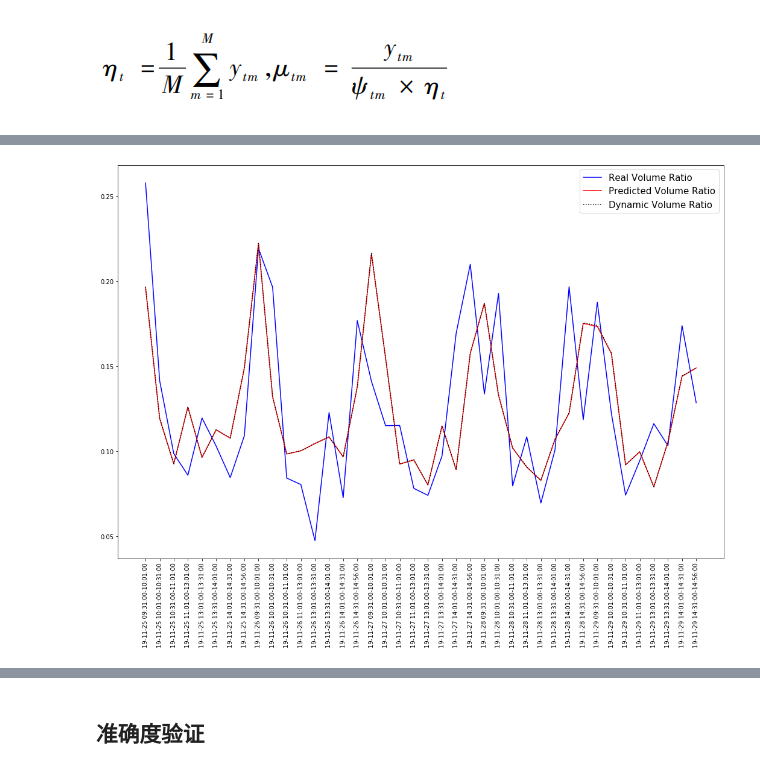
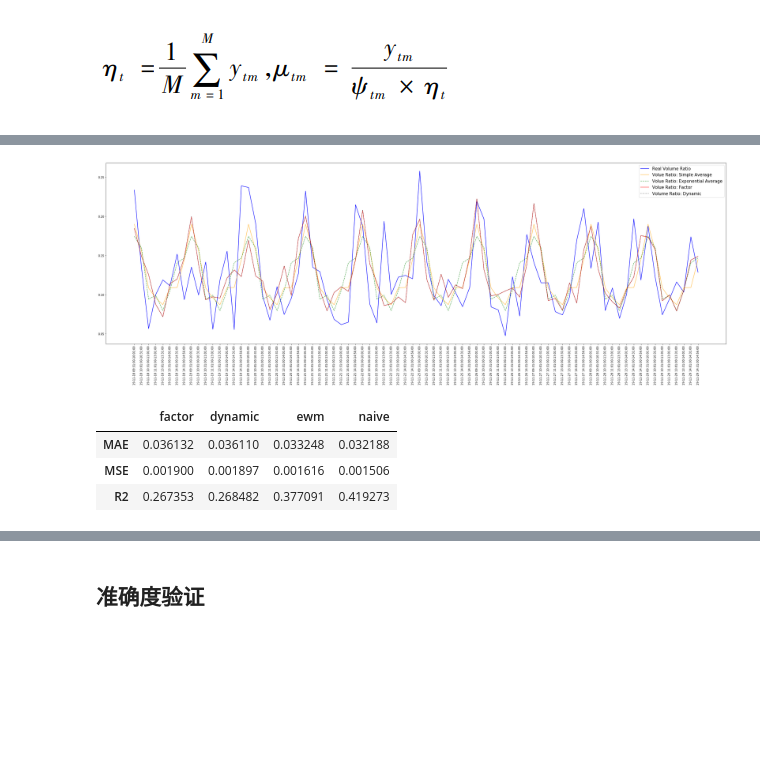
Before and after one commit to GehuaZhang/AlgoExecution, a Jupyter notebook: AlgoExecution.ipynb, the cells around one changed output, grey strips where cells are left out. Cells and saved outputs as stored; diff of their text form; code cells hidden in the pictures; blank space fills up the shorter version.

```diff
--- a/AlgoExecution.ipynb
+++ b/AlgoExecution.ipynb
@@ -289,7 +241,6 @@ Get 1 Trading Days
 # %%
 N=45
-current_date = datetime.date(2019,11,27)
-current_time = datetime.time(10,30,00)
+current_date = datetime.date(2019,11,29)
 time_length = datetime.time(00,30,00)
 panel_df=getVolumePanel(data,current_date,time_length,N)
 
@@ -333,4 +267,0 @@ panel_df
-# %%
-real = getVolumePanel(data,current_date+datetime.timedelta(days=1),time_length,0)
-plt.plot(real)
-plt.plot(vol_pred)
@@ -360,38 +287,54 @@ Name: 2019-11-27, dtype: float64
 # %%
-
 N=30
+beta = 0.2
 current_date = datetime.date(2019,11,29)
 time_length = datetime.time(00,30,00)
-test_length = 5
+test_length = 10
 
-def predAccuracyDist(data,current_date,time_length,test_length,N,plot=True):
+def predAccuracyDist(data,current_date,time_length,test_length,beta,N,plot=True,stats=True):
   traceback_date = current_date-datetime.timedelta(days=test_length+1)
   _,tradeable_dates=getTracebackData(data,traceback_date,current_date)
-  real_list,ratio_list,dynamic_list,xaxis_list = [],[],[],[]
+  real_list,factor_list,dynamic_list,ewm_list, naive_list,xaxis_list = [],[],[],[],[],[]
+
   for date in tradeable_dates:
-    _,ratio_pred = volumePredictPanel(data,date,time_length,0.2,0.2,N)
-    dynamic_pred = volumePredictDynamic(data,date,time_length,0.2,0.2,N)
     real = getVolumePanel(data,date+datetime.timedelta(days=1),time_length,0)
     real_ratio=real/real.sum()
 
+    naive_pred = volumePredictNaiveWindow(data,current_date,time_length,N)
+    ewm_pred = volumePredictEWA(data,current_date,time_length,beta,N)
+    _,factor_pred = volumePredictPanel(data,date,time_length,beta,beta,N)
+    dynamic_pred = volumePredictDynamic(data,date,time_length,beta,beta,N)
+
     xaxis_list.extend([date.strftime("%y-%m-%d")+" "+x for x in real.index.values])
     real_list.extend(real_ratio.values.ravel().tolist())
-    ratio_list.extend(ratio_pred.to_list())
+    naive_list.extend(naive_pred.values.ravel().tolist())
+    ewm_list.extend(ewm_pred.values.ravel().tolist())
+    factor_list.extend(factor_pred.to_list())
     dynamic_list.extend(dynamic_pred.to_list())
 
   if plot:
     fig = plt.gcf()
-    fig.set_size_inches(18, 12)
+    fig.set_size_inches(40, 12)
     plt.plot(xaxis_list,real_list,c="blue",label="Real Volume Ratio")
-    plt.plot(ratio_list,c="red",label="Predicted Volume Ratio")
-    plt.plot(dynamic_list,c="black",linestyle=":",label="Dynamic Volume Ratio")
+    plt.plot(naive_list,c="orange",label="Volue Ratio: Simple Average",alpha=0.7)
+    plt.plot(ewm_list,c="green",linestyle="--",label="Volue Ratio: Exponential Average",alpha=0.7)
+    plt.plot(factor_list,c="red",label="Volue Ratio: Factor",alpha=0.7)
+    plt.plot(dynamic_list,c="black",linestyle=":",label="Volume Ratio: Dynamic",alpha=0.7)
     plt.legend(loc='best',fontsize=15)
     plt.xticks(fontsize=10,rotation=90)
     plt.show()
 
-  return
+  if stats:
+    stats_dict={}
+    pred_list = ["factor_list","dynamic_list","ewm_list","naive_list"]
+    for pred in pred_list:
+      stats_dict[pred[:-5]] = statsMeasure(real_list,eval(pred))
+  return pd.DataFrame(stats_dict)
 
-
-predAccuracyDist(data,current_date,time_length,test_length,N,plot=True)
+predAccuracyDist(data,current_date,time_length,test_length,beta,N,plot=True,stats=True)
 # %% [output]
-[figure, old version]
+[figure, new version]
+|  | factor | dynamic | ewm | naive |
+| MAE | 0.036132 | 0.036110 | 0.033248 | 0.032188 |
+| MSE | 0.001900 | 0.001897 | 0.001616 | 0.001506 |
+| R2 | 0.267353 | 0.268482 | 0.377091 | 0.419273 |
```
Also changed, not shown: parts of 37 cells of this notebook.
